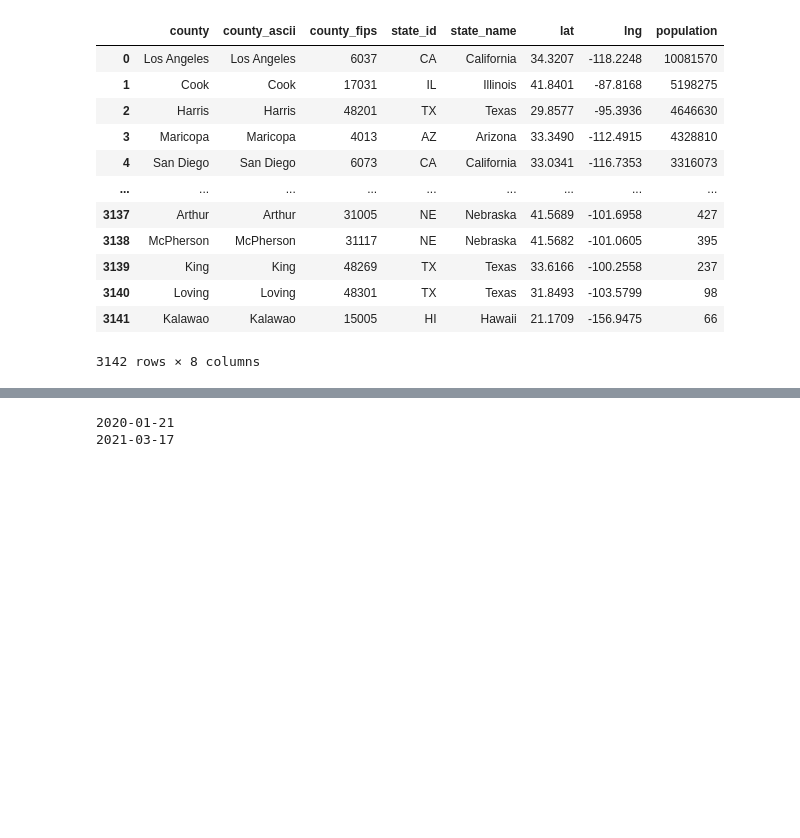
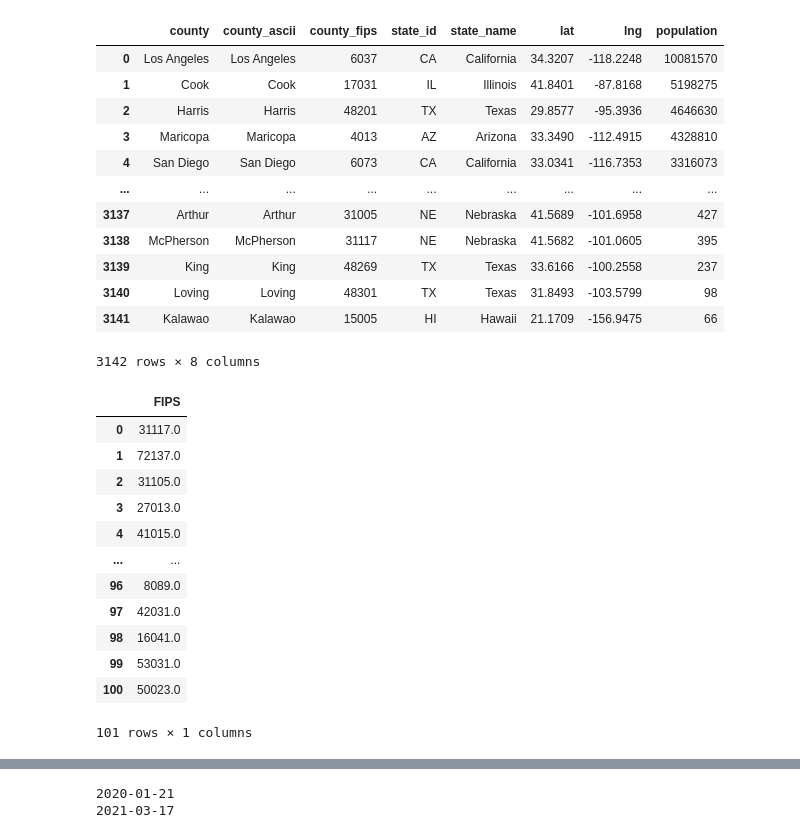
Before and after one commit to pkriger/project-01, a Jupyter notebook: Resources/covid_imported.ipynb, the cells around one changed output, grey strips where cells are left out. Saved outputs shown, nothing was run; the diff lists cells and outputs as text; code cells hidden in the pictures; blank space fills up the shorter version.

```diff
--- a/Resources/covid_imported.ipynb
+++ b/Resources/covid_imported.ipynb
@@ -68,6 +68,21 @@ countydata_df
 3142 rows × 8 columns
 # %%
 fips100_df=pd.read_csv("100_counties.csv")
+fips100_df
+# %% [output]
+|  | FIPS |
+| 0 | 31117.0 |
+| 1 | 72137.0 |
+| 2 | 31105.0 |
+| 3 | 27013.0 |
+| 4 | 41015.0 |
+| ... | ... |
+| 96 | 8089.0 |
+| 97 | 42031.0 |
+| 98 | 16041.0 |
+| 99 | 53031.0 |
+| 100 | 50023.0 |
+101 rows × 1 columns
 # %%
 counties100data = pd.merge(fips100_df,countydata_df, left_on ="FIPS", right_on = "county_fips" )
 counties100data.columns
```
Also changed, not shown: parts of 5 cells of this notebook, 1 other file.
